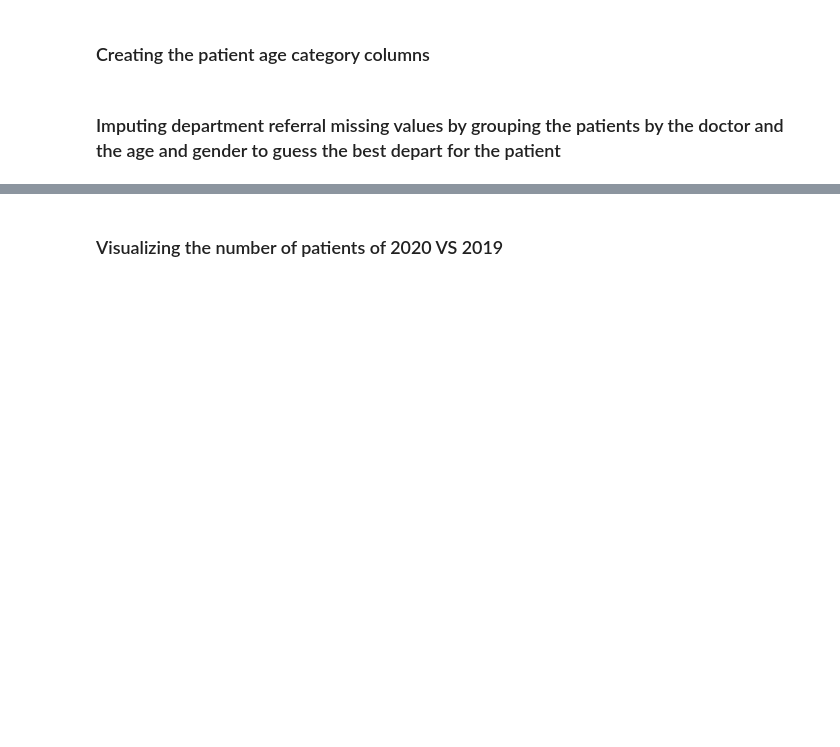
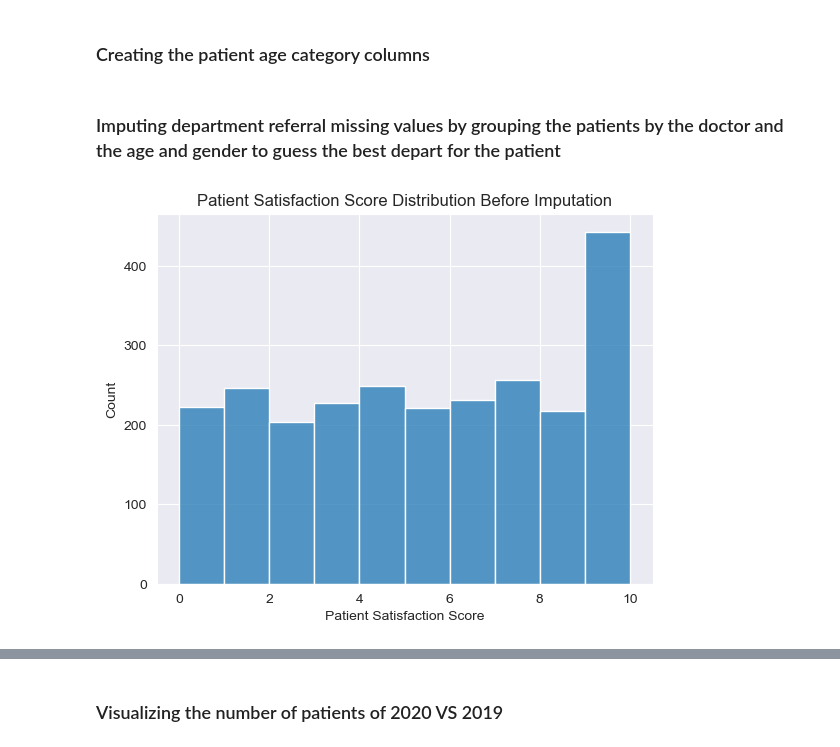
Before and after one commit to Ahmed-level0/Cleaning-Hospital-Data, a Jupyter notebook: cleaningH.ipynb, the cells around one changed output, grey strips where cells are left out. Drawn from its saved outputs; the diff is of its cells as text; code cells hidden in the pictures; blank space fills up the shorter version.

```diff
--- a/cleaningH.ipynb
+++ b/cleaningH.ipynb
@@ -67,3 +108,10 @@ hospital_data_copy['department_referral'] = hospital_data_copy['department_refer
 )
 # %%
 sns.set_style('darkgrid')
+# %%
+sns.histplot(data = hospital_data, x='patient_sat_score', binwidth=1, palette='Spectral')
+plt.xlabel("Patient Satisfaction Score")
+plt.title("Patient Satisfaction Score Distribution Before Imputation")
+plt.show()
+# %% [output]
+[figure, added]
```
Also changed, not shown: parts of 13 cells of this notebook.
